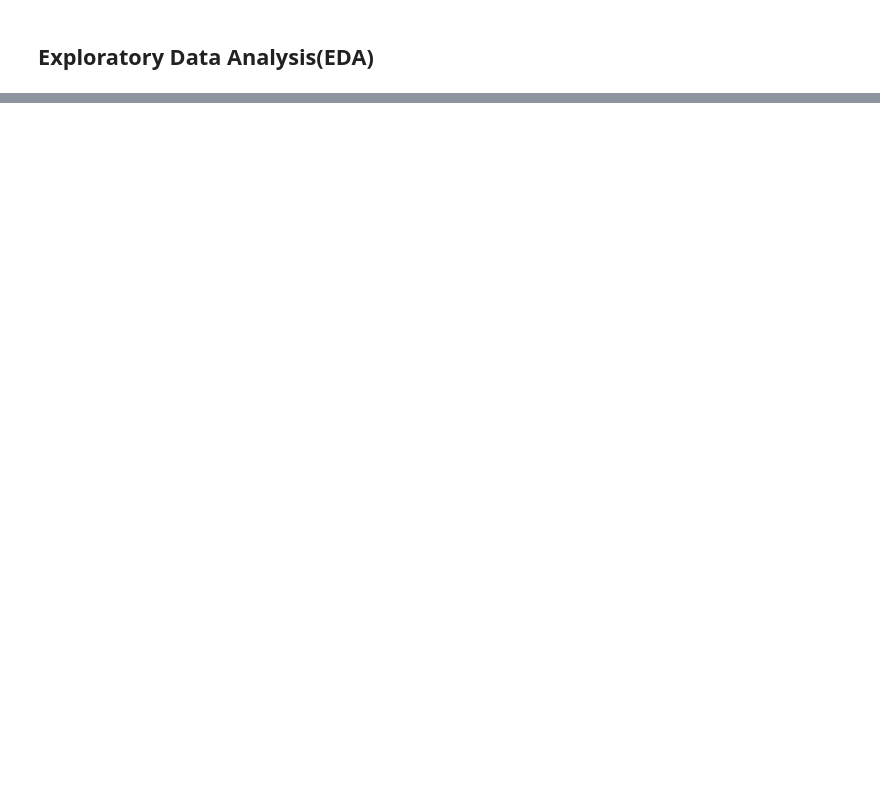
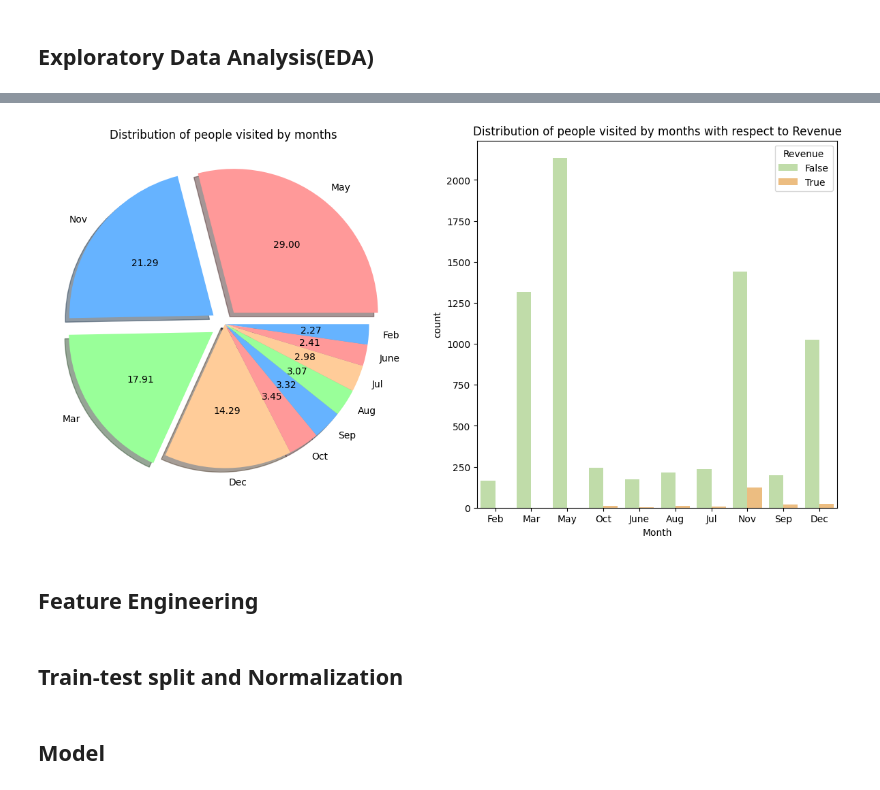
Before and after one commit to LeiYang0914/dataAnalytic, a Jupyter notebook: online_shopper.ipynb, the cells around one changed output, grey strips where cells are left out. Drawn from its saved outputs; the diff is of its cells as text; code cells hidden in the pictures; blank space fills up the shorter version.

```diff
--- a/online_shopper.ipynb
+++ b/online_shopper.ipynb
@@ -357,0 +404,20 @@ print(df.head())
+# %%
+plt.figure(figsize = (15,7))
+plt.subplot(1,2,1)
+plt.title('Distribution of people visited by months ')
+plt.pie(x = df['Month'].value_counts(),
+       labels = ['May', 'Nov', 'Mar', 'Dec', 'Oct', 'Sep', 'Aug', 'Jul', 'June', 'Feb'],
+       autopct='%.2f',
+       colors=['#ff9999','#66b3ff','#99ff99','#ffcc99'],
+       shadow = True,
+       explode = (0.1,0.1,0.1,0,0,0,0,0,0,0))
+
+
+plt.subplot(1,2,2)
+plt.title('Distribution of people visited by months with respect to Revenue')
+sns.countplot(x= 'Month', hue = 'Revenue', data = df, palette='Spectral_r')
+plt.show()
+# %% [output]
+[figure, added]
+# %% [markdown]
+## Feature Engineering
@@ -357,0 +440,2 @@ print(df.head())
+# %% [markdown]
+## Train-test split and Normalization
@@ -357,0 +474,2 @@ print(df.head())
+# %% [markdown]
+## Model
```
Also changed, not shown: parts of 13 cells of this notebook.
